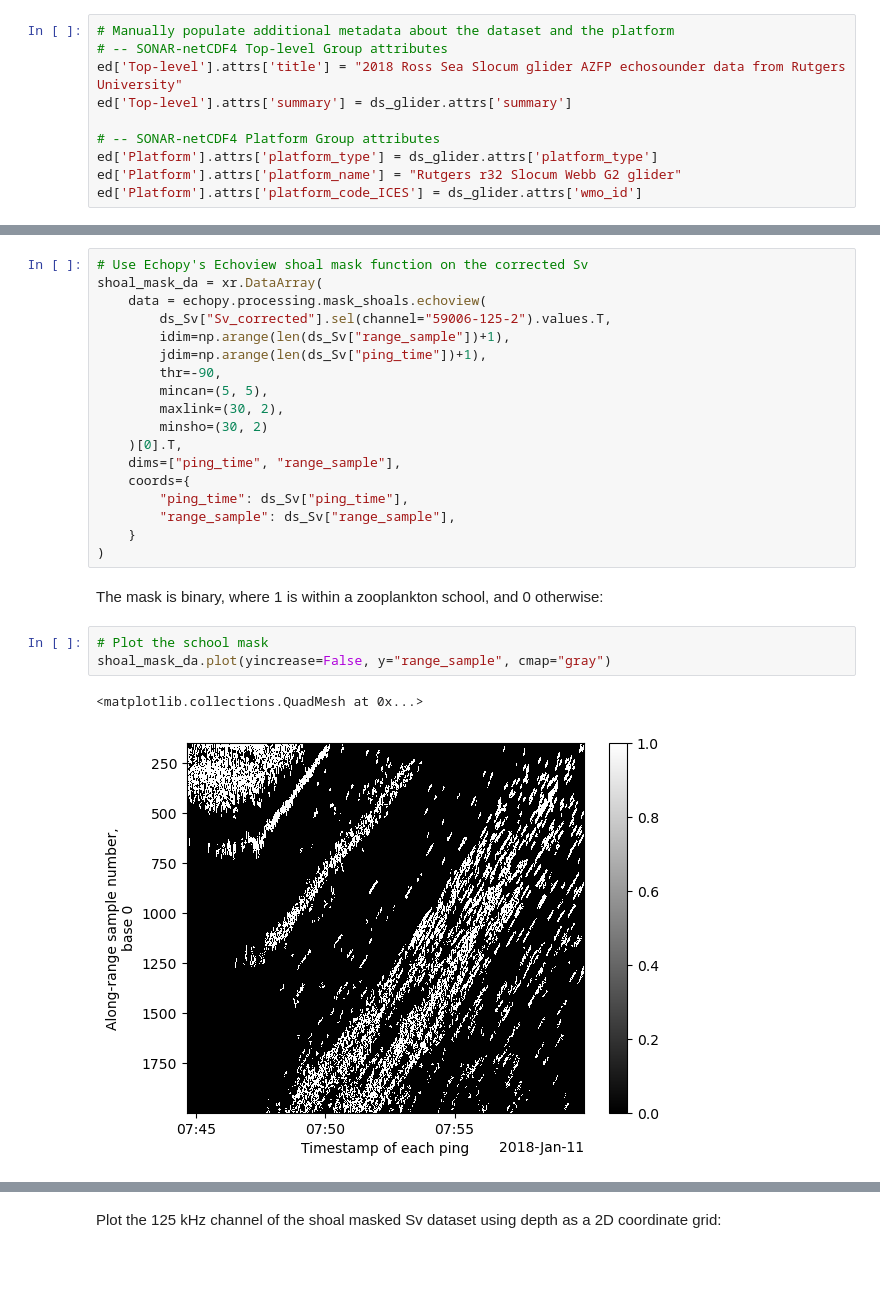
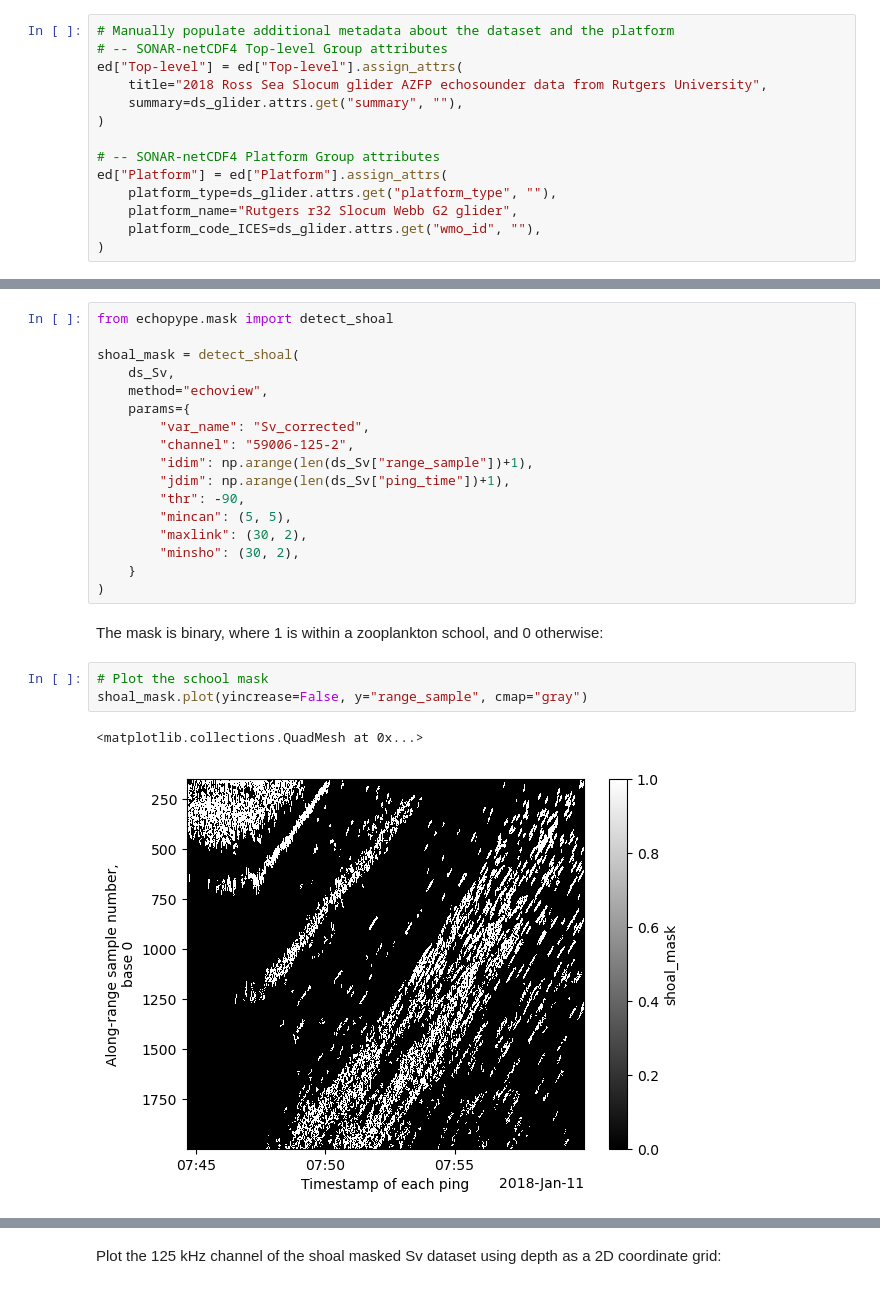
Before and after one commit to OSOceanAcoustics/echopype-examples, a Jupyter notebook: notebooks/glider_AZFP.ipynb, the cells around one changed output, grey strips where cells are left out. Cells and saved outputs as stored; diff of their text form.

```diff
--- a/notebooks/glider_AZFP.ipynb
+++ b/notebooks/glider_AZFP.ipynb
@@ -146,13 +140,17 @@ While not required for data processing, it's always a good idea to include as mu
 # %%
 # Manually populate additional metadata about the dataset and the platform
 # -- SONAR-netCDF4 Top-level Group attributes
-ed['Top-level'].attrs['title'] = "2018 Ross Sea Slocum glider AZFP echosounder data from Rutgers University"
-ed['Top-level'].attrs['summary'] = ds_glider.attrs['summary']
+ed["Top-level"] = ed["Top-level"].assign_attrs(
+    title="2018 Ross Sea Slocum glider AZFP echosounder data from Rutgers University",
+    summary=ds_glider.attrs.get("summary", ""),
+)
 
 # -- SONAR-netCDF4 Platform Group attributes
-ed['Platform'].attrs['platform_type'] = ds_glider.attrs['platform_type']
-ed['Platform'].attrs['platform_name'] = "Rutgers r32 Slocum Webb G2 glider"
-ed['Platform'].attrs['platform_code_ICES'] = ds_glider.attrs['wmo_id']
+ed["Platform"] = ed["Platform"].assign_attrs(
+    platform_type=ds_glider.attrs.get("platform_type", ""),
+    platform_name="Rutgers r32 Slocum Webb G2 glider",
+    platform_code_ICES=ds_glider.attrs.get("wmo_id", ""),
+)
 # %% [markdown]
 Here are the updated attributes in the "Top-level" group:
 # %%
@@ -561,28 +558,27 @@ We can use Echopy's implementation of Echoview's shoal detection algorithm to ex
 # %%
-# Use Echopy's Echoview shoal mask function on the corrected Sv
-shoal_mask_da = xr.DataArray(
-    data = echopy.processing.mask_shoals.echoview(
-        ds_Sv["Sv_corrected"].sel(channel="59006-125-2").values.T,
-        idim=np.arange(len(ds_Sv["range_sample"])+1),
-        jdim=np.arange(len(ds_Sv["ping_time"])+1),
-        thr=-90,
-        mincan=(5, 5),
-        maxlink=(30, 2),
-        minsho=(30, 2)
-    )[0].T,
-    dims=["ping_time", "range_sample"],
-    coords={
-        "ping_time": ds_Sv["ping_time"],
-        "range_sample": ds_Sv["range_sample"],
+from echopype.mask import detect_shoal
+
+shoal_mask = detect_shoal(
+    ds_Sv,
+    method="echoview",
+    params={
+        "var_name": "Sv_corrected",
+        "channel": "59006-125-2",
+        "idim": np.arange(len(ds_Sv["range_sample"])+1),
+        "jdim": np.arange(len(ds_Sv["ping_time"])+1),
+        "thr": -90,
+        "mincan": (5, 5),
+        "maxlink": (30, 2),
+        "minsho": (30, 2),
     }
 )
 # %% [markdown]
 The mask is binary, where 1 is within a zooplankton school, and 0 otherwise:
 # %%
 # Plot the school mask
-shoal_mask_da.plot(yincrease=False, y="range_sample", cmap="gray")
+shoal_mask.plot(yincrease=False, y="range_sample", cmap="gray")
 # %% [output]
 <matplotlib.collections.QuadMesh at 0x...>
-[figure, old version]
+[figure, new version]
 # %%
 # Apply shoal mask on the corrected Sv
```
Also changed, not shown: parts of 20 cells of this notebook.
